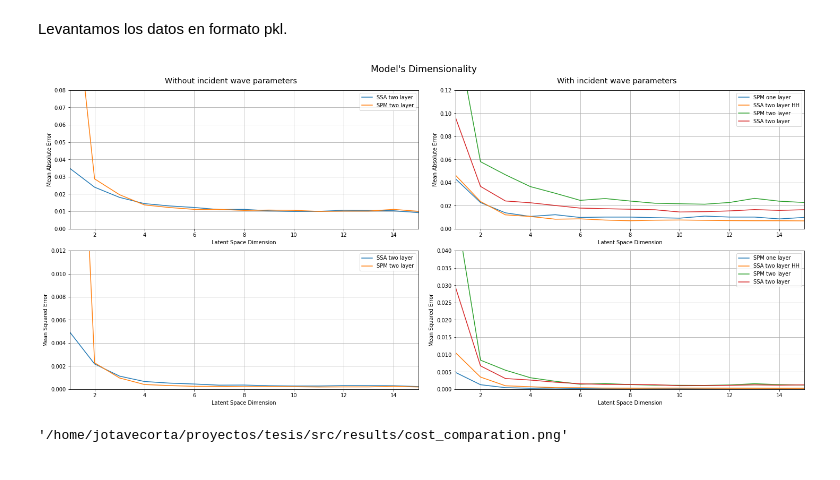
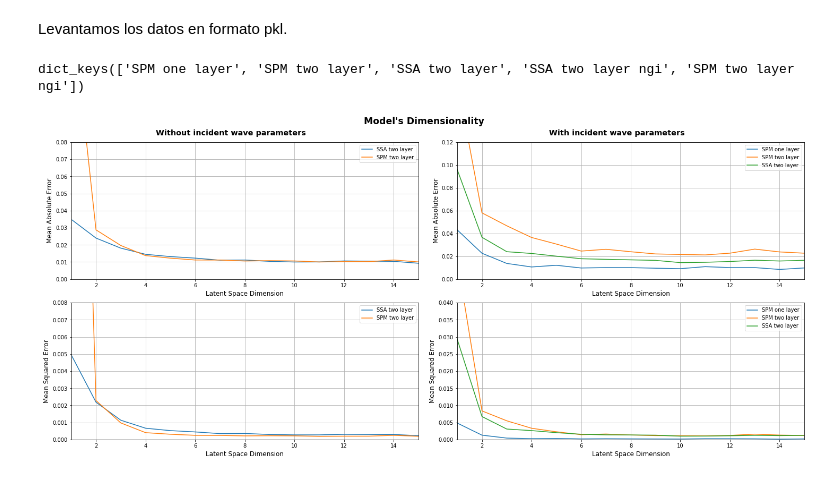
Before and after one commit to jotavecorta/DeepScatteringModels, a Jupyter notebook: results/graphs.ipynb, the cells around one changed output. Cells and saved outputs as stored; diff of their text form; code cells hidden in the pictures.

Commit message:
modificaciones en graph

```diff
--- a/results/graphs.ipynb
+++ b/results/graphs.ipynb
@@ -15,6 +15,11 @@ cost = {}
 for path in files_paths:
     with open(path, 'rb') as f:
        cost[' '.join(path.split('.')[0].split('_')[1:])] = pickle.load(f)
+# %%
+cost.pop('SSA two layer HH', None)
+cost.keys()
+# %% [output]
+dict_keys(['SPM one layer', 'SPM two layer', 'SSA two layer', 'SSA two layer ngi', 'SPM two layer ngi'])
 # %%
 from matplotlib import pyplot as plt
 
@@ -25,51 +30,48 @@ def cost_plot(cost_function, ax, **kwargs):
                    label = kwargs.get('label', None))
 
     # Axes labels
-    ax.set_xlabel('Latent Space Dimension')
-    ax.set_ylabel(kwargs.get('ylabel', None))
+    ax.set_xlabel('Latent Space Dimension', fontsize='large')
+    ax.set_ylabel(kwargs.get('ylabel', None), fontsize='large')
     ax.set_title(kwargs.get('title', None))
     ax.set_xlim((1, xlim - 1))
     ax.set_ylim(kwargs.get('ylim', (0, 0.125)))
     ax.grid(b=True)
     ax.legend()
-    ax.labelsize      : larger
+    #ax.labelsize      : x-large
 
     return plot
 
 # Generates figure
 fig = plt.figure(constrained_layout=True, figsize=(20,9))
-fig.suptitle('Model\'s Dimensionality', fontsize='xx-large')
+fig.suptitle('Model\'s Dimensionality', fontsize='xx-large', fontweight='bold')
 
 # Divides figure in subfigures for diferent amount of parameters
 sub_fig = fig.subfigures(1, 2)
 left_ax = sub_fig[0].subplots(2, 1)
 right_ax = sub_fig[1].subplots(2, 1)
-sub_fig[0].suptitle('Without incident wave parameters', fontsize = 'x-large')
-sub_fig[1].suptitle('With incident wave parameters', fontsize = 'x-large')
+sub_fig[0].suptitle('Without incident wave parameters',
+                    fontsize = 'x-large', fontweight='bold')
+sub_fig[1].suptitle('With incident wave parameters',
+                    fontsize = 'x-large', fontweight='bold')
 
 # Plot Cost functions for different metrics
 for key in cost.keys():
     if 'ngi' in key:
         image_mae = cost[key]['MAE'][1]
         image_mse = cost[key]['MSE'][1]
         cost_plot(image_mae, left_ax[0], label = key[:-4],
                   ylabel = 'Mean Absolute Error', ylim = (0, 0.08))
         cost_plot(image_mse, left_ax[1], label = key[:-4],
-                  ylabel = 'Mean Squared Error', ylim = (0, 0.012))
+                  ylabel = 'Mean Squared Error', ylim = (0, 0.008))
     else:
         image_mae = cost[key]['MAE'][1]
         image_mse = cost[key]['MSE'][1]
         cost_plot(image_mae, right_ax[0], label = key,
                   ylabel = 'Mean Absolute Error', ylim = (0, 0.12))
         cost_plot(image_mse, right_ax[1], label = key,
                   ylabel = 'Mean Squared Error', ylim = (0, 0.04))
 
 plt.savefig(os.path.join(os.getcwd(), 'cost_comparation.png'))
 plt.show()
 # %% [output]
-[figure, old version]
+[figure, new version]
-# %%
-fig.__dict__
-os.path.join(os.getcwd(), 'cost_comparation.png')
-# %% [output]
-'/home/jotavecorta/proyectos/tesis/src/results/cost_comparation.png'
```
Also changed, not shown: parts of 1 cell of this notebook.
